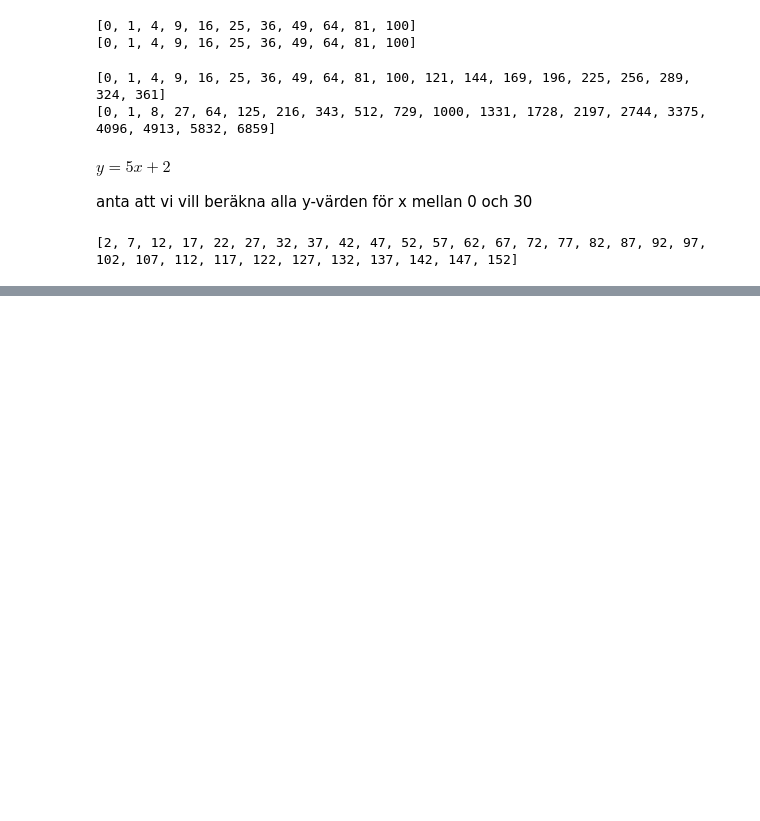
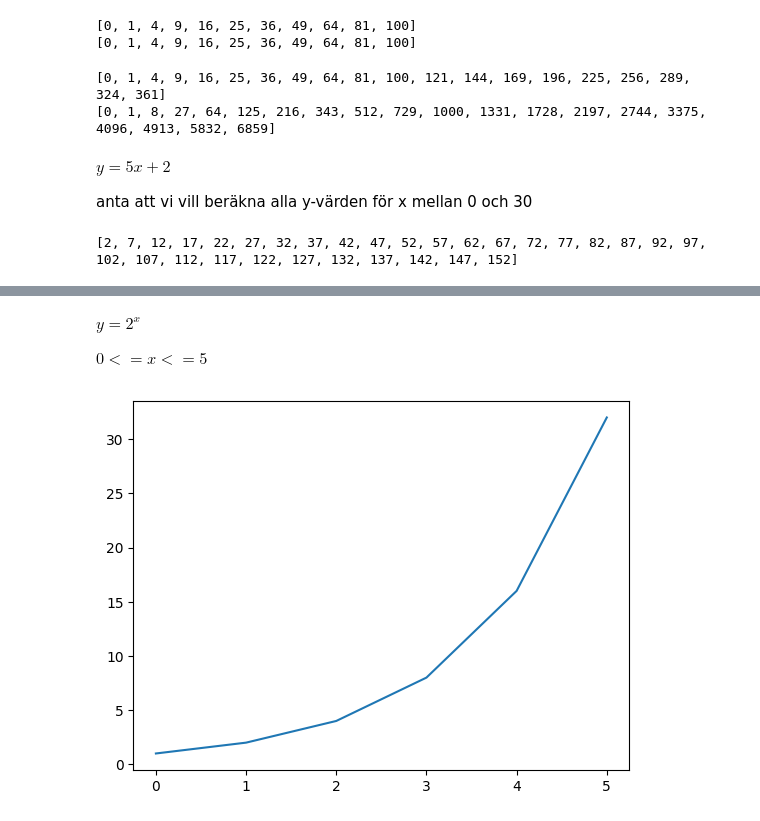
Before and after one commit to aleylani/Python-AI25, a Jupyter notebook: lectures/notes/lists.ipynb, the cells around one changed output, grey strips where cells are left out. Cells and saved outputs as stored; diff of their text form; code cells hidden in the pictures; blank space fills up the shorter version.

```diff
--- a/lectures/notes/lists.ipynb
+++ b/lectures/notes/lists.ipynb
@@ -189,0 +210,12 @@ print(y_values)
+# %% [markdown]
+$ y = 2^x $
+
+$ 0 <= x <= 5 $
+# %%
+x_values = [0, 1, 2, 3, 4, 5]
+y_values = [1, 2, 4, 8, 16, 32]
+
+plt.plot(x_values, y_values)
+plt.show()
+# %% [output]
+[figure, added]
```
Also changed, not shown: parts of 16 cells of this notebook, 2 other files.
